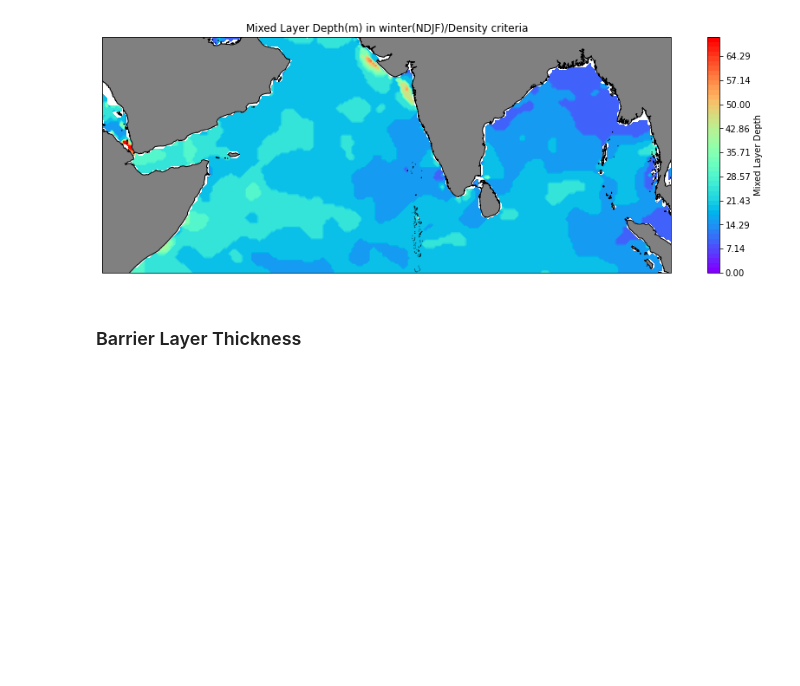
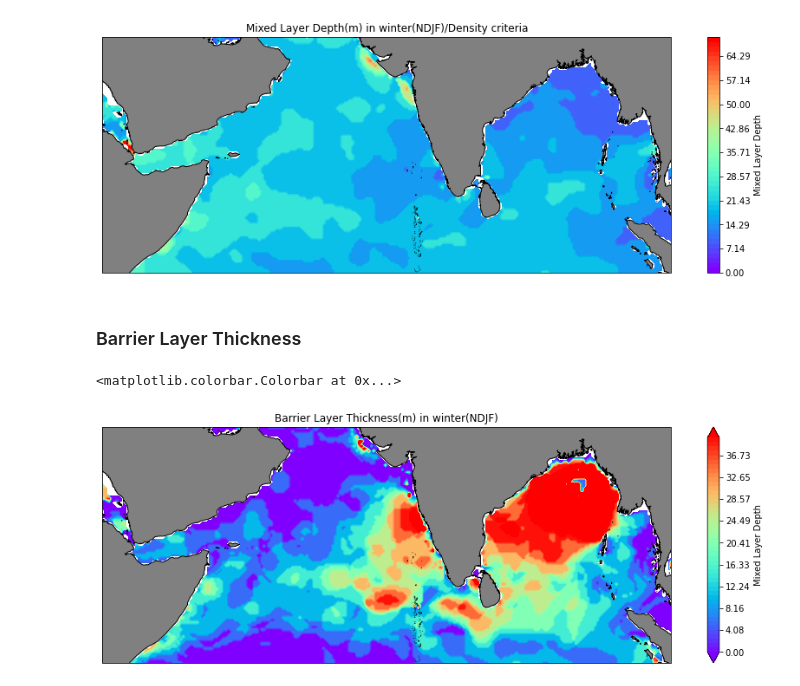
Before and after one commit to Parag0206/Ocean_Dynamics_Assignments, a Jupyter notebook: Assignment_03/Assignment_03.ipynb, the cells around one changed output. Saved outputs shown, nothing was run; the diff lists cells and outputs as text; code cells hidden in the pictures; blank space fills up the shorter version.

```diff
--- a/Assignment_03/Assignment_03.ipynb
+++ b/Assignment_03/Assignment_03.ipynb
@@ -230,4 +230,4 @@ plt.colorbar(c, ax=ax, label="Mixed Layer Depth")
 # %% [markdown]
 ### Criteria 2 : Density(fixed) criteria
 # %%
-density_winter = density_winter["I_an"]
+density_winter
@@ -285,15 +298,18 @@ blt_winter = mld_winter - mld2_winter
 # %%
 proj = ccrs.PlateCarree()
 fig = plt.figure(figsize=(15,5))
 ax = plt.axes(projection=proj)
 c = blt_winter.plot.contourf(
-    x="lon", y="lat", transform=ccrs.PlateCarree(), levels=np.linspace(0,20,50), cmap="rainbow", add_colorbar=False
+    x="lon", y="lat", transform=ccrs.PlateCarree(), levels=np.linspace(0,40,50), cmap="rainbow", add_colorbar=False
 )
 coast_10m = cfeature.NaturalEarthFeature(
     "physical", "land", "10m", edgecolor="k", facecolor="0.5"
 )
 ax.add_feature(coast_10m)
 plt.title("Barrier Layer Thickness(m) in winter(NDJF)")
 ax.set_xlabel("Longitude")
 ax.set_ylabel("Latitude")
 plt.colorbar(c, ax=ax, label="Mixed Layer Depth")
+# %% [output]
+<matplotlib.colorbar.Colorbar at 0x...>
+[figure, added]
```
Also changed, not shown: parts of 1 cell of this notebook.
